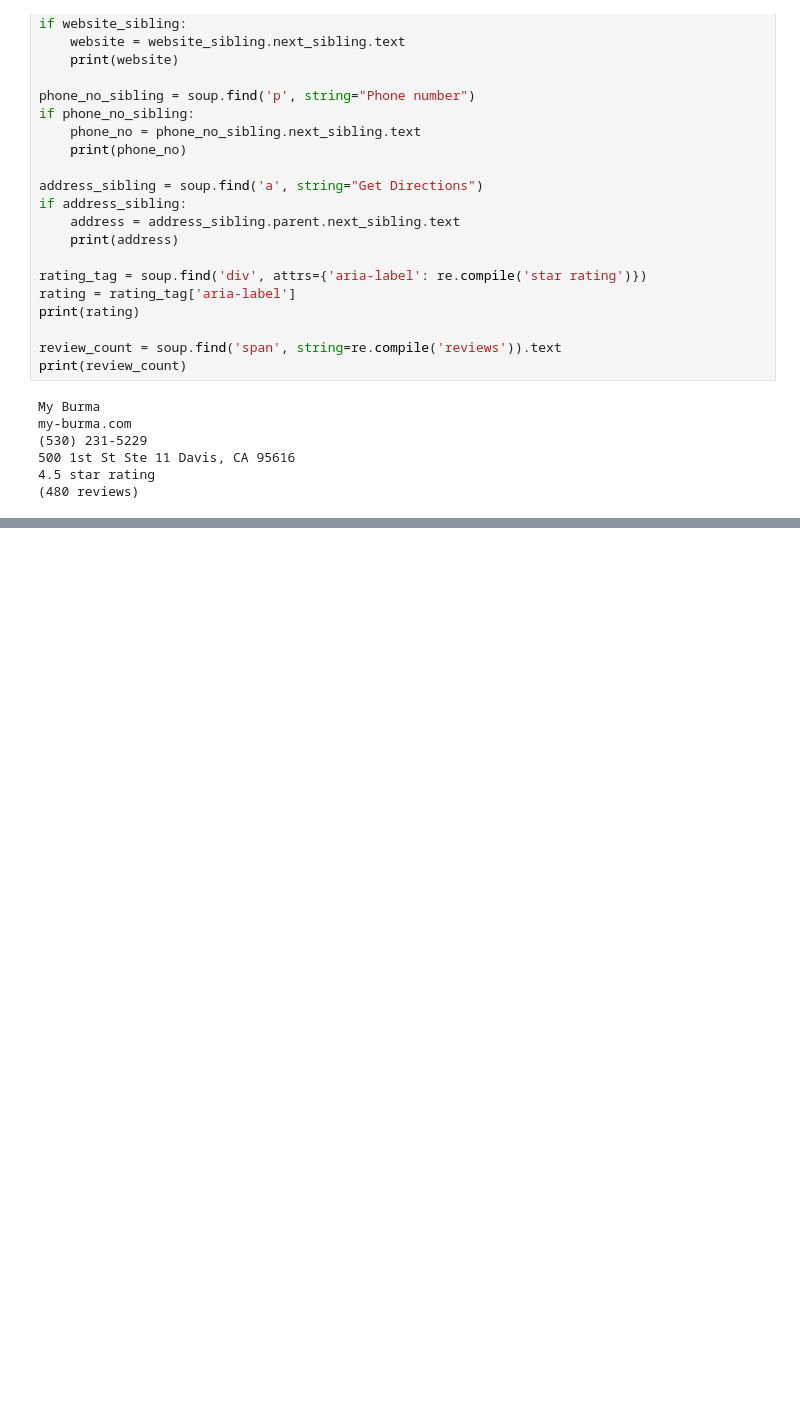
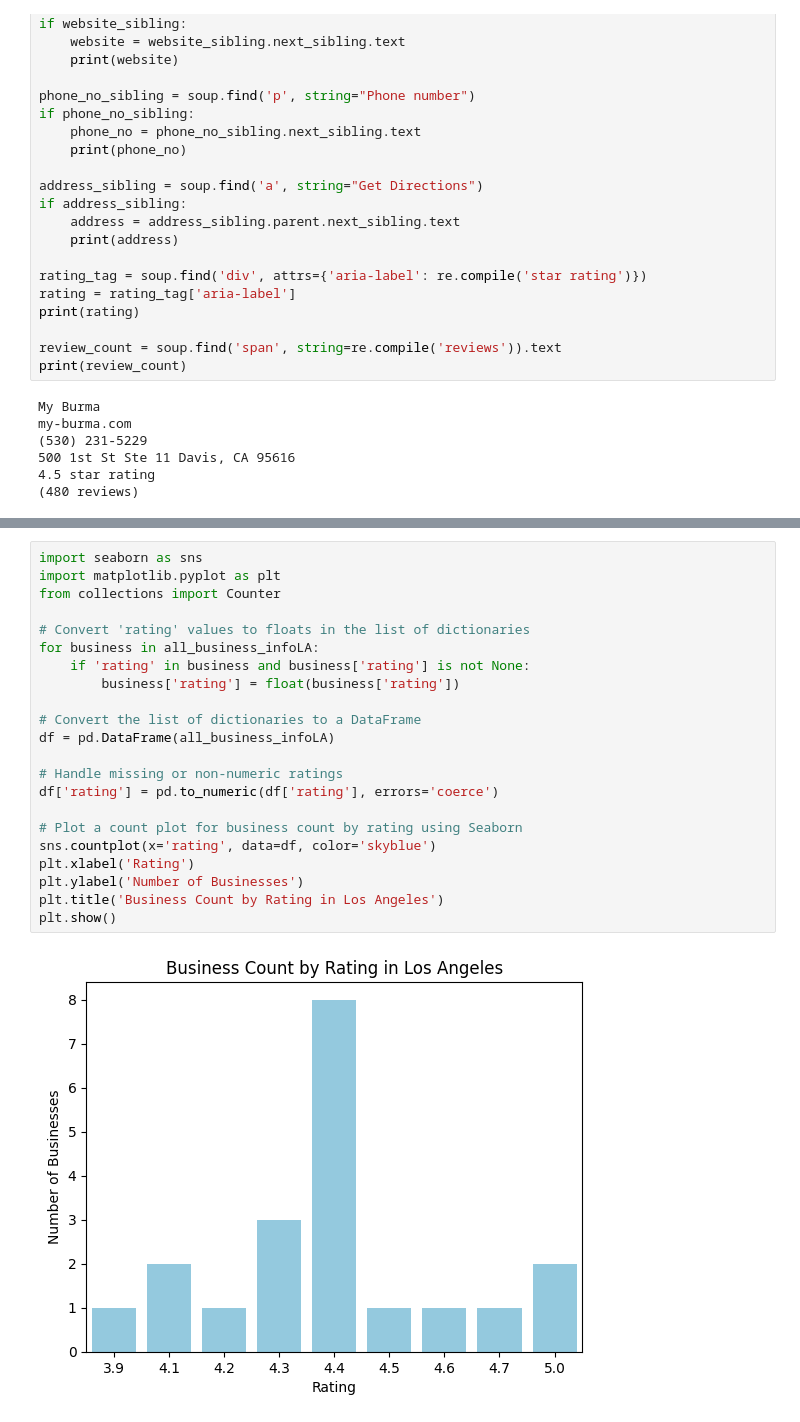
Before and after one commit to allison2368/YelpReviews, a Jupyter notebook: project.ipynb, the cells around one changed output, grey strips where cells are left out. Saved outputs shown, nothing was run; the diff lists cells and outputs as text; blank space fills up the shorter version.

```diff
--- a/project.ipynb
+++ b/project.ipynb
@@ -320,3 +773,27 @@ for business in all_business_infoLA:
+# %%
+import seaborn as sns
+import matplotlib.pyplot as plt
+from collections import Counter
+
+# Convert 'rating' values to floats in the list of dictionaries
+for business in all_business_infoLA:
+    if 'rating' in business and business['rating'] is not None:
+        business['rating'] = float(business['rating'])
+
+# Convert the list of dictionaries to a DataFrame
+df = pd.DataFrame(all_business_infoLA)
+
+# Handle missing or non-numeric ratings
+df['rating'] = pd.to_numeric(df['rating'], errors='coerce')
+
+# Plot a count plot for business count by rating using Seaborn
+sns.countplot(x='rating', data=df, color='skyblue')
+plt.xlabel('Rating')
+plt.ylabel('Number of Businesses')
+plt.title('Business Count by Rating in Los Angeles')
+plt.show()
+# %% [output]
+[figure, added]
 # %%
 import requests
 from bs4 import BeautifulSoup
```
Also changed, not shown: parts of 29 cells of this notebook.
